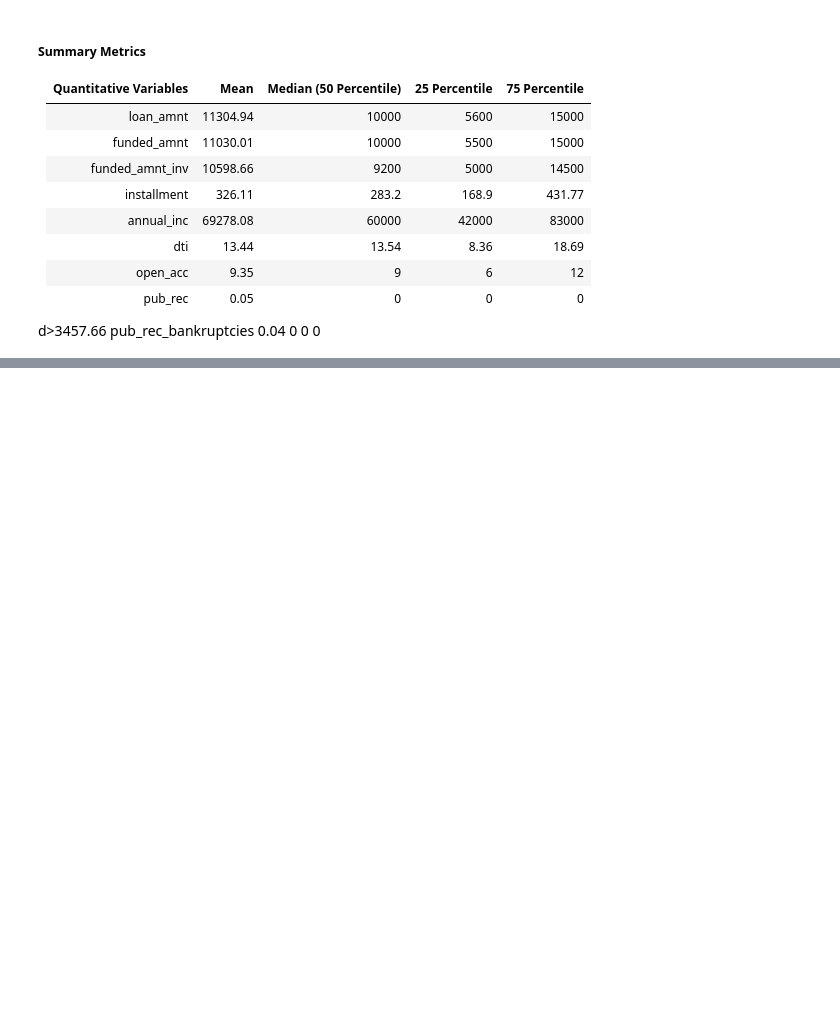
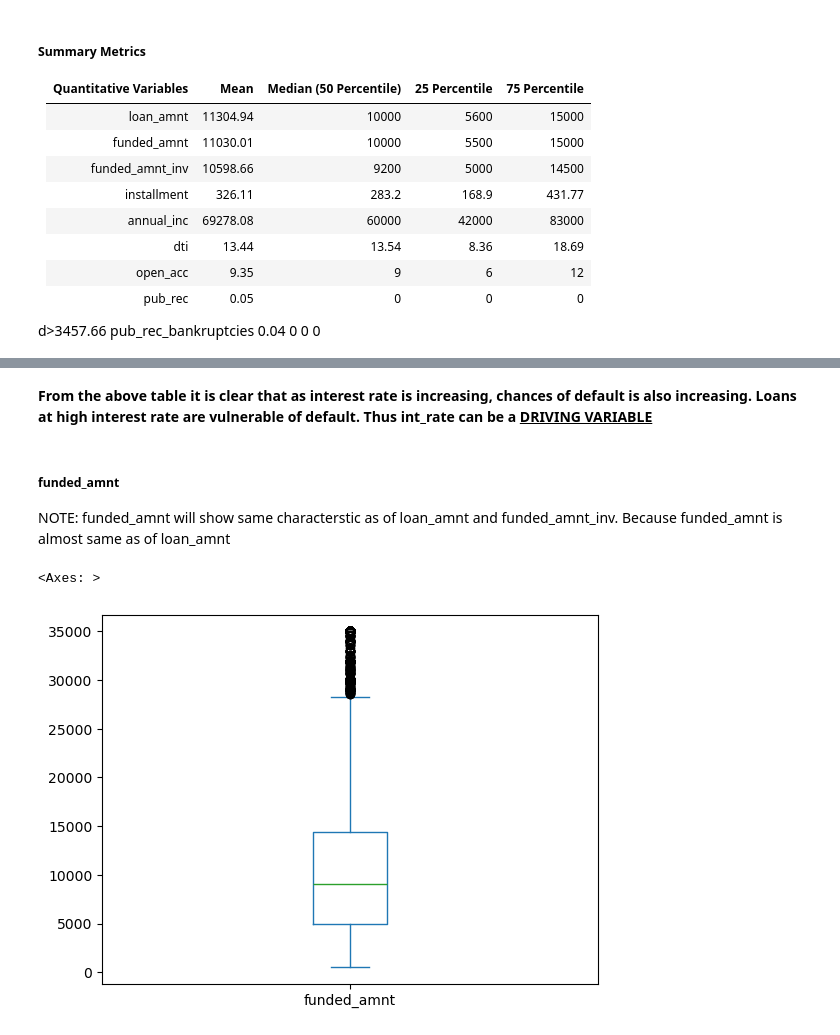
Before and after one commit to tejasvadhyani/LendingClubCaseStudy, a Jupyter notebook: Tejasva_Dhyani.ipynb, the cells around one changed output, grey strips where cells are left out. Drawn from its saved outputs; the diff is of its cells as text; code cells hidden in the pictures; blank space fills up the shorter version.

```diff
--- a/Tejasva_Dhyani.ipynb
+++ b/Tejasva_Dhyani.ipynb
@@ -1903,0 +870,5 @@ create_bivariate_chart(df_loan, 'loan_amnt_bin')
+# %%
+# Let's divide interset rate in 5 categories V.low for 0-5%, low for 5-10%, medium for 10-15%, high for 15-20% and V. high for 20-25%
+# DERIVED METRIC
+df_loan['int_rate_bucket'] = pd.qcut(df_loan['int_rate'], q=[0,0.2,0.4,0.6,0.8,1], labels=['V. low', 'low', 'medium', 'high', 'V. high'])
+df_loan.head()
@@ -1903,0 +893,10 @@ create_bivariate_chart(df_loan, 'loan_amnt_bin')
+# %% [markdown]
+<b>From the above table it is clear that as interest rate is increasing, chances of default is also increasing. Loans at high interest rate are vulnerable of default. Thus int_rate can be a <u>DRIVING VARIABLE</u></b>
+# %% [markdown]
+##### funded_amnt
+<p>NOTE: funded_amnt will show same characterstic as of loan_amnt and funded_amnt_inv. Because funded_amnt is almost same as of loan_amnt</p>
+# %%
+df_loan['funded_amnt'].plot.box()
+# %% [output]
+<Axes: >
+[figure, added]
```
Also changed, not shown: parts of 140 cells of this notebook.
